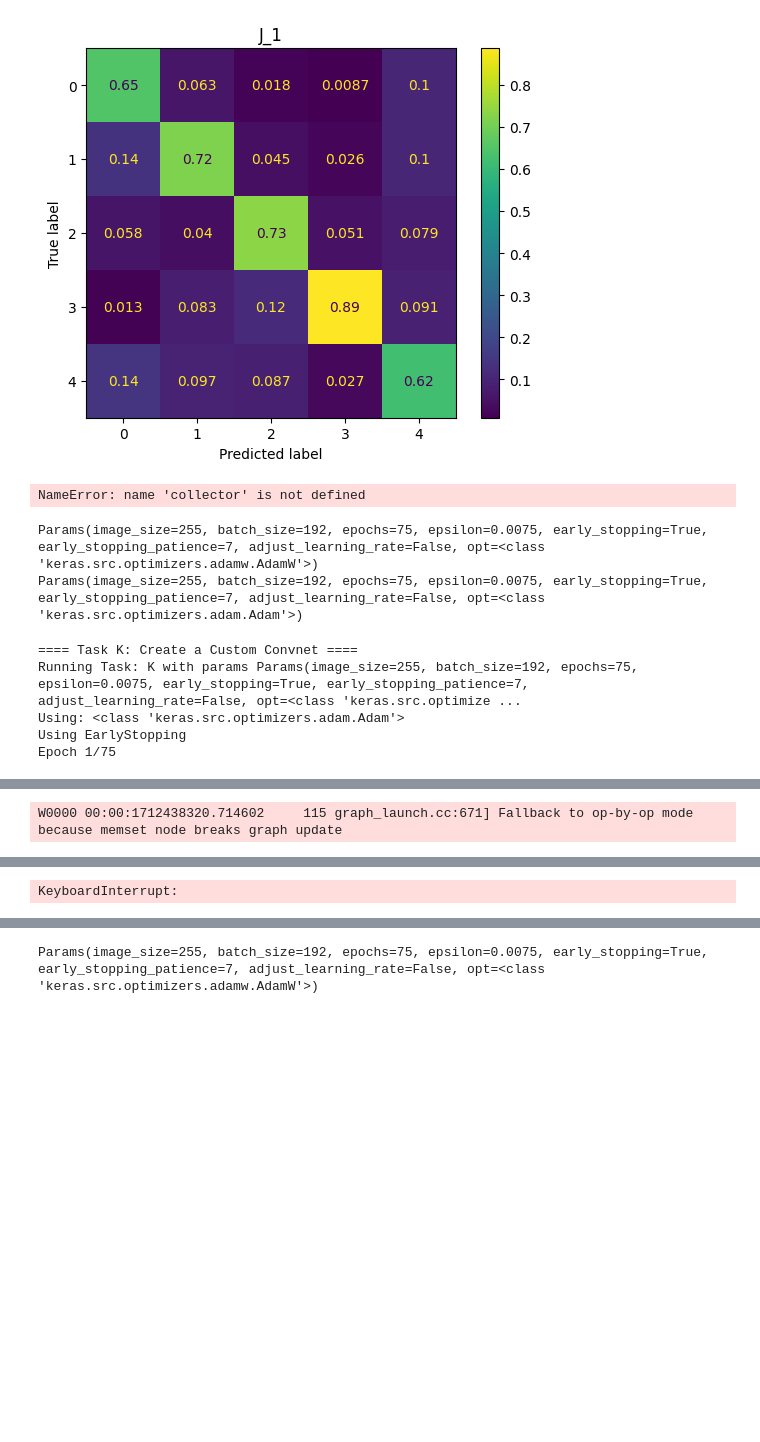
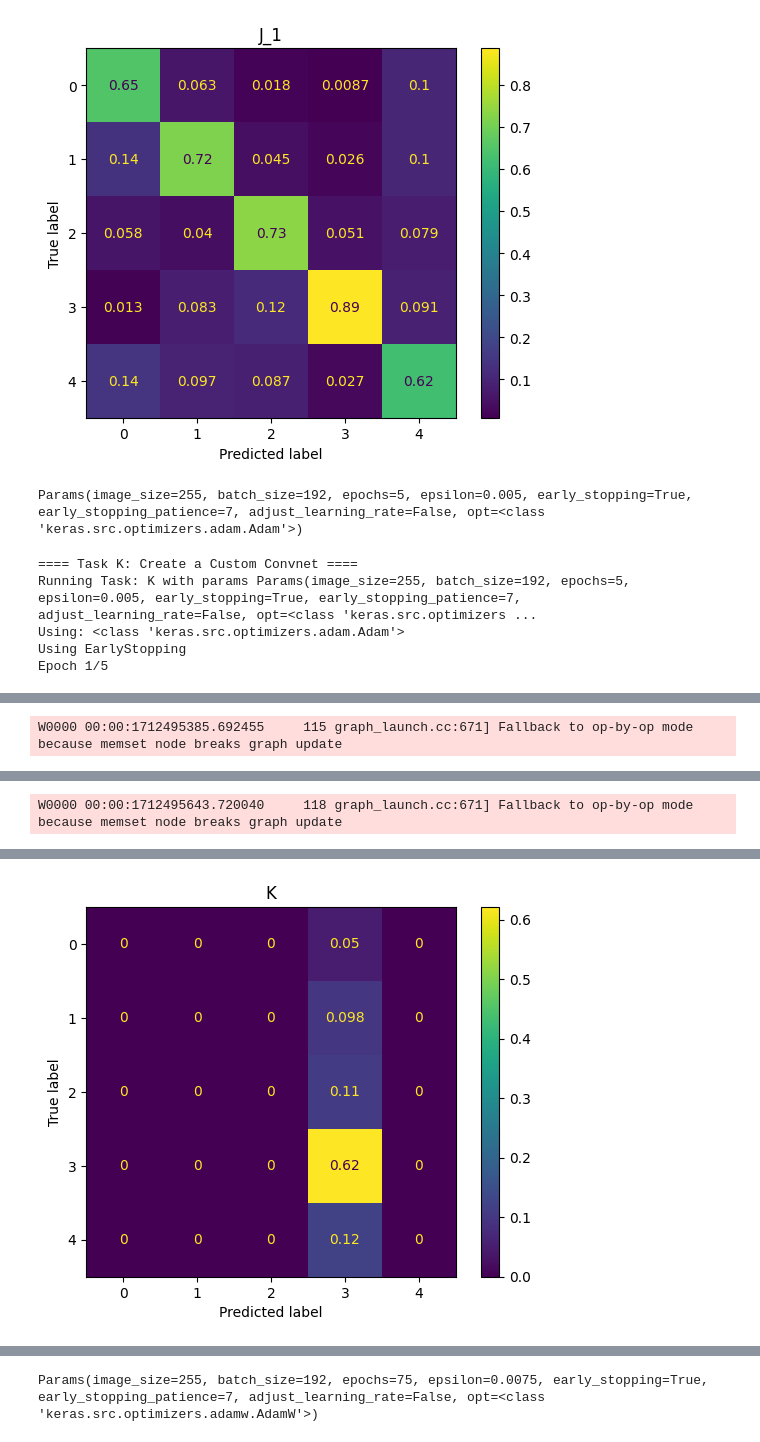
Before and after one commit to btsmith29/AMLS_II_assignment23_24, a Jupyter notebook: workings/assignment-workings.ipynb, the cells around one changed output, grey strips where cells are left out. Saved outputs shown, nothing was run; the diff lists cells and outputs as text; code cells hidden in the pictures; blank space fills up the shorter version.

```diff
--- a/workings/assignment-workings.ipynb
+++ b/workings/assignment-workings.ipynb
@@ -497,14 +493,14 @@ def augment_dataset(ds: Dataset, num_repeats: int = 1) -> Dataset:
         .map(augment)
     )
 
-def over_sample_class(ds: Dataset, class_label: int, batch_size: int, num_repeats: int = 1) -> Dataset:
+
+def over_sample_class(ds: Dataset, class_label: int, batch_size: int) -> Dataset:
     """
-    Over-samples the given class label by the number of repeats given.  Re-batch to the given size.
+    Over-samples the given class label.  Re-batch to the given size.
     Returns a combined, reshuffled dataset.
     """
     # filter dataset to just the class_label
     ds_filt = ds.unbatch().filter(lambda x, label: tf.equal(tf.argmax(label, axis=0), class_label))
-    #ds_filt = ds_filt.repeat(num_repeats)
     # combined with original dataset, re-shuffle, and re-batch
     ds_over = tf.data.Dataset.concatenate(ds.unbatch(), ds_filt)
     ds_over = ds_over.shuffle(100000)
@@ -902,20 +898,6 @@ collector.get_test_scores()
 plot_task_comp_by_prefix(collector, "C")
 # %% [output]
 [figure]
-# %%
-def over_sample_class(ds: Dataset, class_label: int, batch_size: int, num_repeats: int = 1) -> Dataset:
-    """
-    Over-samples the given class label by the number of repeats given.  Re-batch to the given size.
-    Returns a combined, reshuffled dataset.
-    """
-    # filter dataset to just the class_label
-    ds_filt = ds.unbatch().filter(lambda x, label: tf.equal(tf.argmax(label, axis=0), class_label))
-    #ds_filt = ds_filt.repeat(num_repeats)
-    # combined with original dataset, re-shuffle, and re-batch
-    ds_over = tf.data.Dataset.concatenate(ds.unbatch(), ds_filt)
-    ds_over = ds_over.shuffle(100000)
-    ds_over = ds_over.batch(batch_size)
-    return ds_over
 # %%
 collector.get_test_scores()
 # %% [output]
@@ -1259,24 +1243,18 @@ Restoring model weights from the end of the best epoch: 35.
 23/23 ━━━━━━━━━━━━━━━━━━━━ 20s 585ms/step
 Saving confusion matrix to artefacts
 [figure]
-# %%
-collector.get_test_scores()
-# %% [output]
-NameError: name 'collector' is not defined
 # %%
-params.opt = Adam
+params.epochs = 5
 print(params)
 # %% [output]
-Params(image_size=255, batch_size=192, epochs=75, epsilon=0.0075, early_stopping=True, early_stopping_patience=7, adjust_learning_rate=False, opt=<class 'keras.src.optimizers.adamw.AdamW'>)
-Params(image_size=255, batch_size=192, epochs=75, epsilon=0.0075, early_stopping=True, early_stopping_patience=7, adjust_learning_rate=False, opt=<class 'keras.src.optimizers.adam.Adam'>)
+Params(image_size=255, batch_size=192, epochs=5, epsilon=0.005, early_stopping=True, early_stopping_patience=7, adjust_learning_rate=False, opt=<class 'keras.src.optimizers.adam.Adam'>)
 # %%
-ds_train_raw = convert_dataset_to_float(ds_train)
 print("\n==== Task K: Create a Custom Convnet ====")
 model_k = create_simple_model(params)
-run_task(f"K", model_k, ds_train, ds_valid, ds_test, params, collector)
+run_task(f"K", model_k, convert_dataset_to_float(ds_train), convert_dataset_to_float(ds_valid), convert_dataset_to_float(ds_test), params, collector)
 # %% [output]
 ==== Task K: Create a Custom Convnet ====
-Running Task: K with params Params(image_size=255, batch_size=192, epochs=75, epsilon=0.0075, early_stopping=True, early_stopping_patience=7, adjust_learning_rate=False, opt=<class 'keras.src.optimize ...
+Running Task: K with params Params(image_size=255, batch_size=192, epochs=5, epsilon=0.005, early_stopping=True, early_stopping_patience=7, adjust_learning_rate=False, opt=<class 'keras.src.optimizers ...
 Using: <class 'keras.src.optimizers.adam.Adam'>
 Using EarlyStopping
-Epoch 1/75
+Epoch 1/5
@@ -1323 +1265 @@ W0000 00:00:1712438319.556921     115 graph_launch.cc:671] Fallback to op-by-op
-W0000 00:00:1712438320.714602     115 graph_launch.cc:671] Fallback to op-by-op mode because memset node breaks graph update
+W0000 00:00:1712495385.692455     115 graph_launch.cc:671] Fallback to op-by-op mode because memset node breaks graph update
@@ -1341 +1278 @@ Epoch 16/75
-KeyboardInterrupt:
+W0000 00:00:1712495643.720040     118 graph_launch.cc:671] Fallback to op-by-op mode because memset node breaks graph update
@@ -1341,0 +1281 @@ KeyboardInterrupt:
+[figure, added]
```
Also changed, not shown: parts of 19 cells of this notebook.
